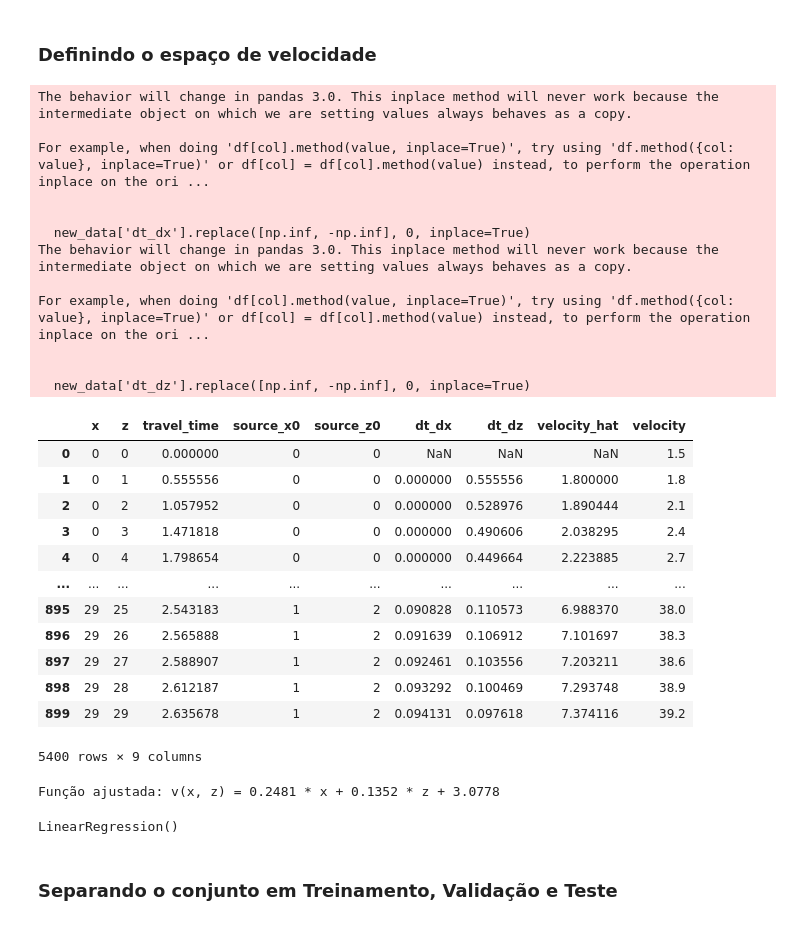
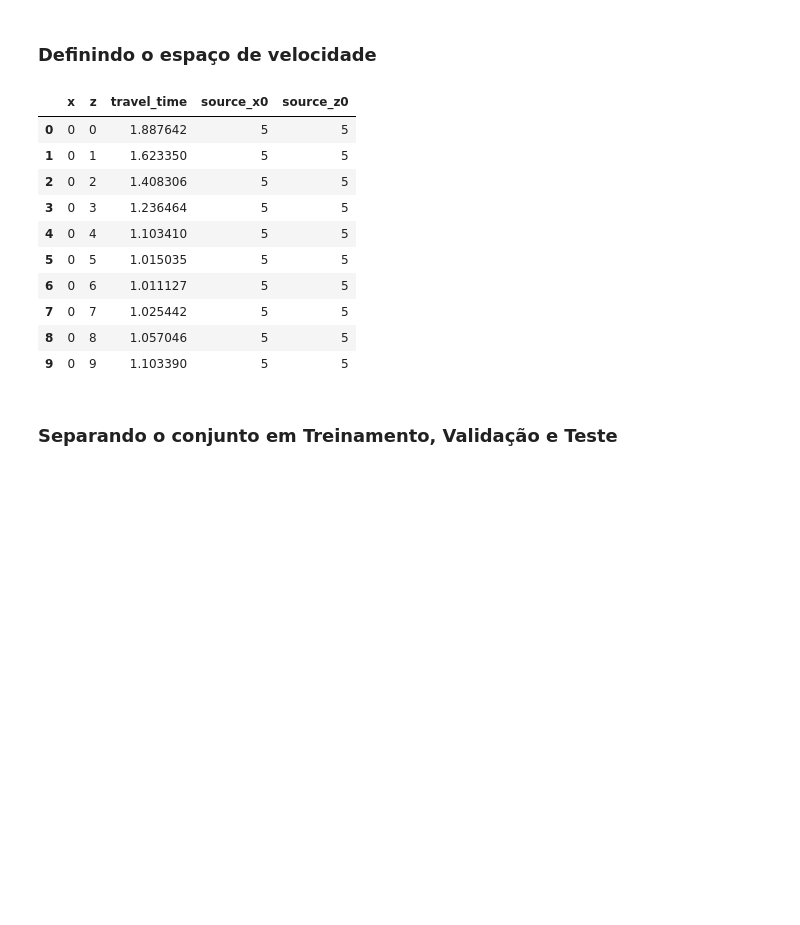
Before and after one commit to viniciuspaiva1/TCC-Eikonal, a Jupyter notebook: first_steps.ipynb, the cells around one changed output. Cells and saved outputs as stored; diff of their text form; code cells hidden in the pictures; blank space fills up the shorter version.

```diff
--- a/first_steps.ipynb
+++ b/first_steps.ipynb
@@ -24,8 +24,8 @@ Using 'cpu' device.
 # %% [markdown]
 ### Definindo o espaço de velocidade
 # %%
-X_POINTS = 30
-Z_POINTS = 30
+X_POINTS = 50
+Z_POINTS = 50
 Y_POINTS = 1
 
 X_DISTANCE = 1
@@ -33,8 +33,8 @@ Y_DISTANCE = 1
 Z_DISTANCE = 1
 # %%
 dg_over = 1
-xover = np.arange(0, 29 + dg_over, dg_over)
-zover = np.arange(0, 29 + dg_over, dg_over)
+xover = np.arange(0, X_POINTS, dg_over)
+zover = np.arange(0, Z_POINTS, dg_over)
 
 v_line_z = 1.5 + zover
 v_line_x = np.tile(0.3 * xover, (len(zover), 1))
@@ -56,33 +56,21 @@ df = dtg.generateMultipleData(
     nPoints = (X_POINTS, Z_POINTS, Y_POINTS),
     nodeDistances = (X_DISTANCE, Y_DISTANCE, Z_DISTANCE),
     velocityModel = v_depth,
-    sourceOriginInterval= [[0,0],[1,2]])
+    sourceOriginInterval= [[5,5],[6,6]])
+# %%
+df.head(10)
+# %% [output]
+|  | x | z | travel_time | source_x0 | source_z0 |
+| 0 | 0 | 0 | 1.887642 | 5 | 5 |
+| 1 | 0 | 1 | 1.623350 | 5 | 5 |
+| 2 | 0 | 2 | 1.408306 | 5 | 5 |
+| 3 | 0 | 3 | 1.236464 | 5 | 5 |
+| 4 | 0 | 4 | 1.103410 | 5 | 5 |
+| 5 | 0 | 5 | 1.015035 | 5 | 5 |
+| 6 | 0 | 6 | 1.011127 | 5 | 5 |
+| 7 | 0 | 7 | 1.025442 | 5 | 5 |
+| 8 | 0 | 8 | 1.057046 | 5 | 5 |
+| 9 | 0 | 9 | 1.103390 | 5 | 5 |
 # %%
 new_df = dtg.check_derivatives(df)
 new_df
-# %% [output]
-The behavior will change in pandas 3.0. This inplace method will never work because the intermediate object on which we are setting values always behaves as a copy.
-
-For example, when doing 'df[col].method(value, inplace=True)', try using 'df.method({col: value}, inplace=True)' or df[col] = df[col].method(value) instead, to perform the operation inplace on the ori ...
-
-
-  new_data['dt_dx'].replace([np.inf, -np.inf], 0, inplace=True)
-The behavior will change in pandas 3.0. This inplace method will never work because the intermediate object on which we are setting values always behaves as a copy.
-
-For example, when doing 'df[col].method(value, inplace=True)', try using 'df.method({col: value}, inplace=True)' or df[col] = df[col].method(value) instead, to perform the operation inplace on the ori ...
-
-
-  new_data['dt_dz'].replace([np.inf, -np.inf], 0, inplace=True)
-|  | x | z | travel_time | source_x0 | source_z0 | dt_dx | dt_dz | velocity_hat | velocity |
-| 0 | 0 | 0 | 0.000000 | 0 | 0 | NaN | NaN | NaN | 1.5 |
-| 1 | 0 | 1 | 0.555556 | 0 | 0 | 0.000000 | 0.555556 | 1.800000 | 1.8 |
-| 2 | 0 | 2 | 1.057952 | 0 | 0 | 0.000000 | 0.528976 | 1.890444 | 2.1 |
-| 3 | 0 | 3 | 1.471818 | 0 | 0 | 0.000000 | 0.490606 | 2.038295 | 2.4 |
-| 4 | 0 | 4 | 1.798654 | 0 | 0 | 0.000000 | 0.449664 | 2.223885 | 2.7 |
-| ... | ... | ... | ... | ... | ... | ... | ... | ... | ... |
-| 895 | 29 | 25 | 2.543183 | 1 | 2 | 0.090828 | 0.110573 | 6.988370 | 38.0 |
-| 896 | 29 | 26 | 2.565888 | 1 | 2 | 0.091639 | 0.106912 | 7.101697 | 38.3 |
-| 897 | 29 | 27 | 2.588907 | 1 | 2 | 0.092461 | 0.103556 | 7.203211 | 38.6 |
-| 898 | 29 | 28 | 2.612187 | 1 | 2 | 0.093292 | 0.100469 | 7.293748 | 38.9 |
-| 899 | 29 | 29 | 2.635678 | 1 | 2 | 0.094131 | 0.097618 | 7.374116 | 39.2 |
-5400 rows × 9 columns
@@ -107,8 +77,3 @@ def ajustar_funcao_velocidade(data: pd.DataFrame):
-# %%
-ajustar_funcao_velocidade(new_df)
-# %% [output]
-Função ajustada: v(x, z) = 0.2481 * x + 0.1352 * z + 3.0778
-LinearRegression()
 # %%
 features = ['x', 'z', 'source_x0', 'source_z0']
 target = ['travel_time']
```
Also changed, not shown: parts of 19 cells of this notebook.
